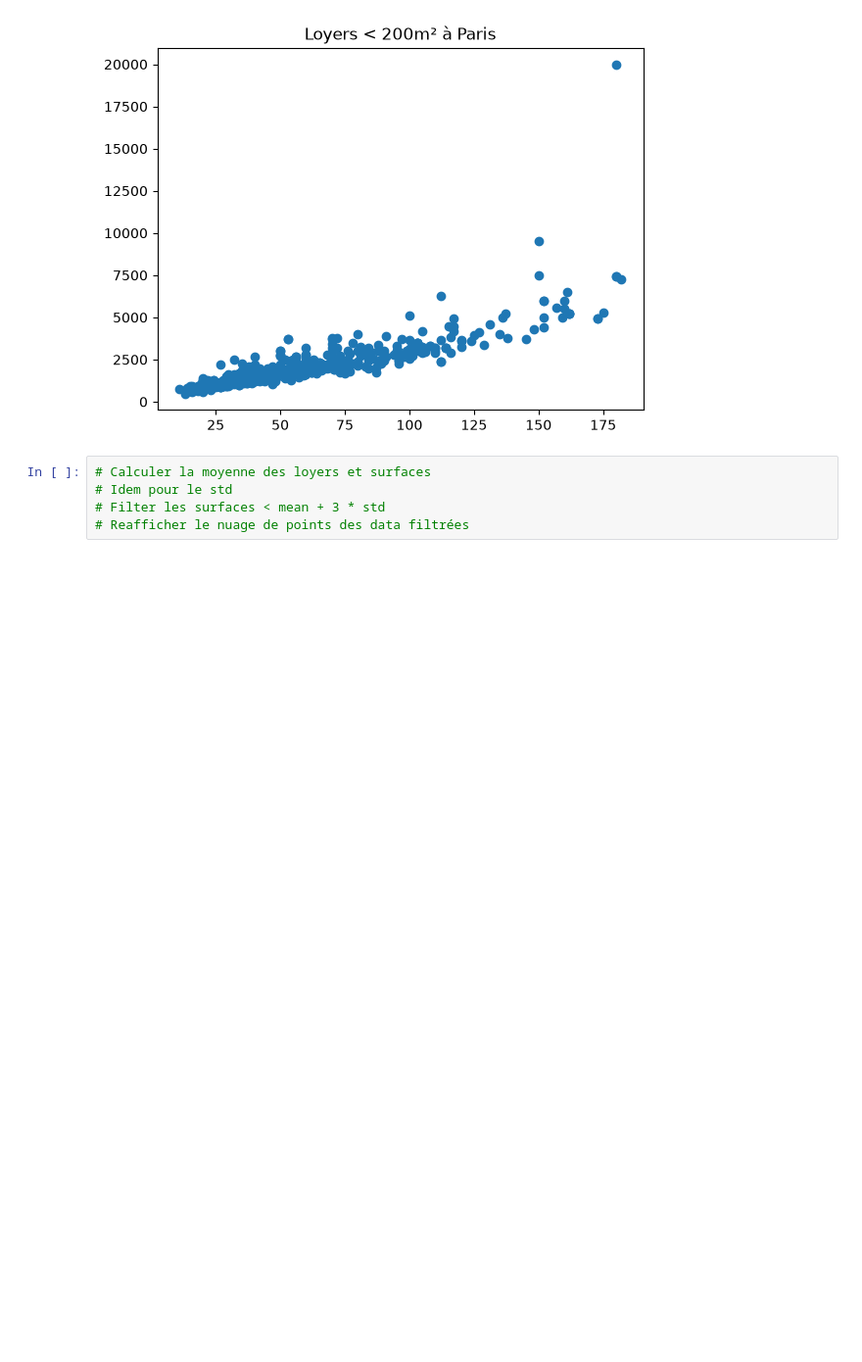
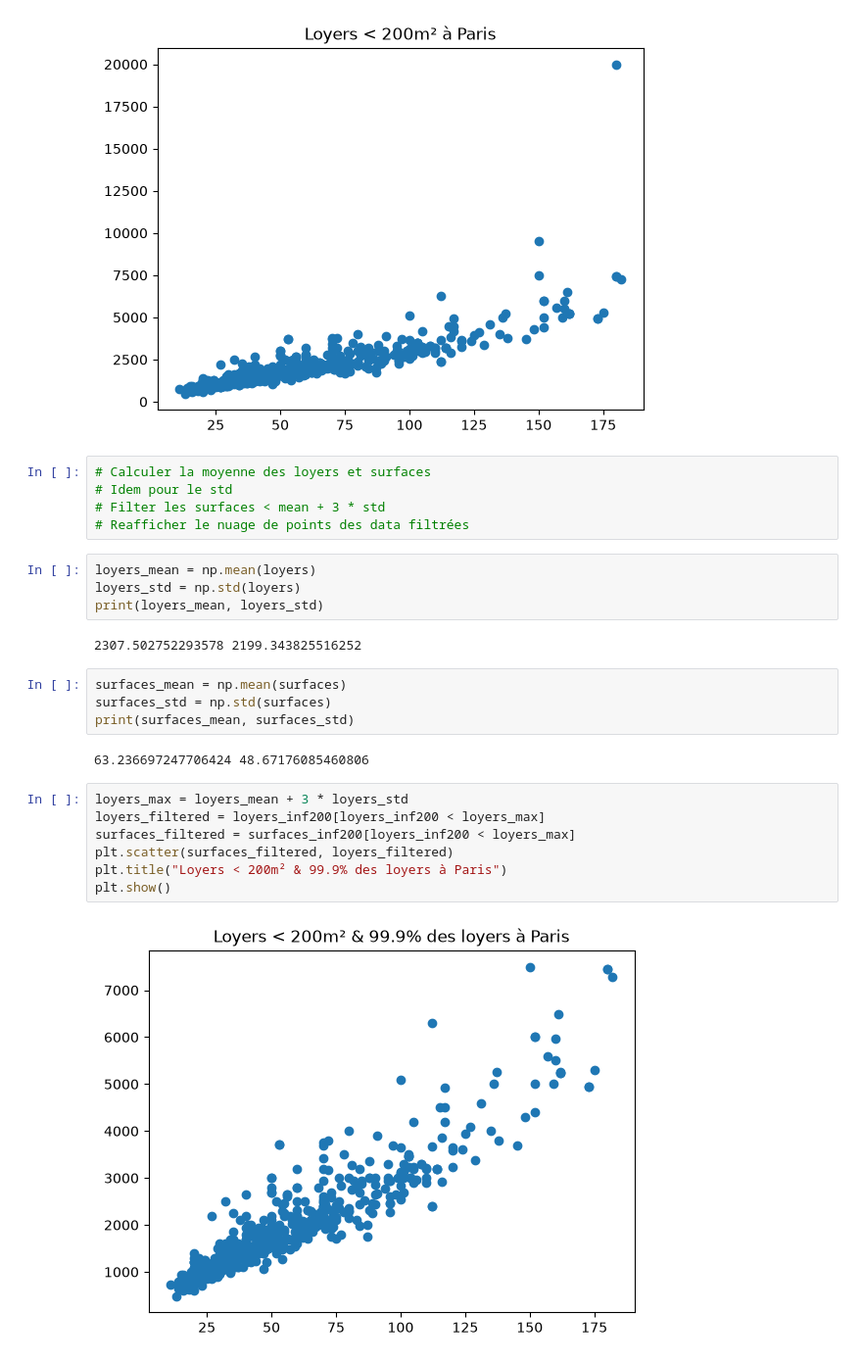
Before and after one commit to cyrilvincent/datascience, a Jupyter notebook: tp_house.ipynb, the cells around one changed output. Shown at 98% size. Saved outputs shown, nothing was run; the diff lists cells and outputs as text; blank space fills up the shorter version.

```diff
--- a/tp_house.ipynb
+++ b/tp_house.ipynb
@@ -74,3 +74,24 @@ plt.show()
 # Idem pour le std
 # Filter les surfaces < mean + 3 * std
 # Reafficher le nuage de points des data filtrées
+# %%
+loyers_mean = np.mean(loyers)
+loyers_std = np.std(loyers)
+print(loyers_mean, loyers_std)
+# %% [output]
+2307.502752293578 2199.343825516252
+# %%
+surfaces_mean = np.mean(surfaces)
+surfaces_std = np.std(surfaces)
+print(surfaces_mean, surfaces_std)
+# %% [output]
+63.236697247706424 48.67176085460806
+# %%
+loyers_max = loyers_mean + 3 * loyers_std
+loyers_filtered = loyers_inf200[loyers_inf200 < loyers_max]
+surfaces_filtered = surfaces_inf200[loyers_inf200 < loyers_max]
+plt.scatter(surfaces_filtered, loyers_filtered)
+plt.title("Loyers < 200m² & 99.9% des loyers à Paris")
+plt.show()
+# %% [output]
+[figure, added]
```
Also changed, not shown: 4 other files.
